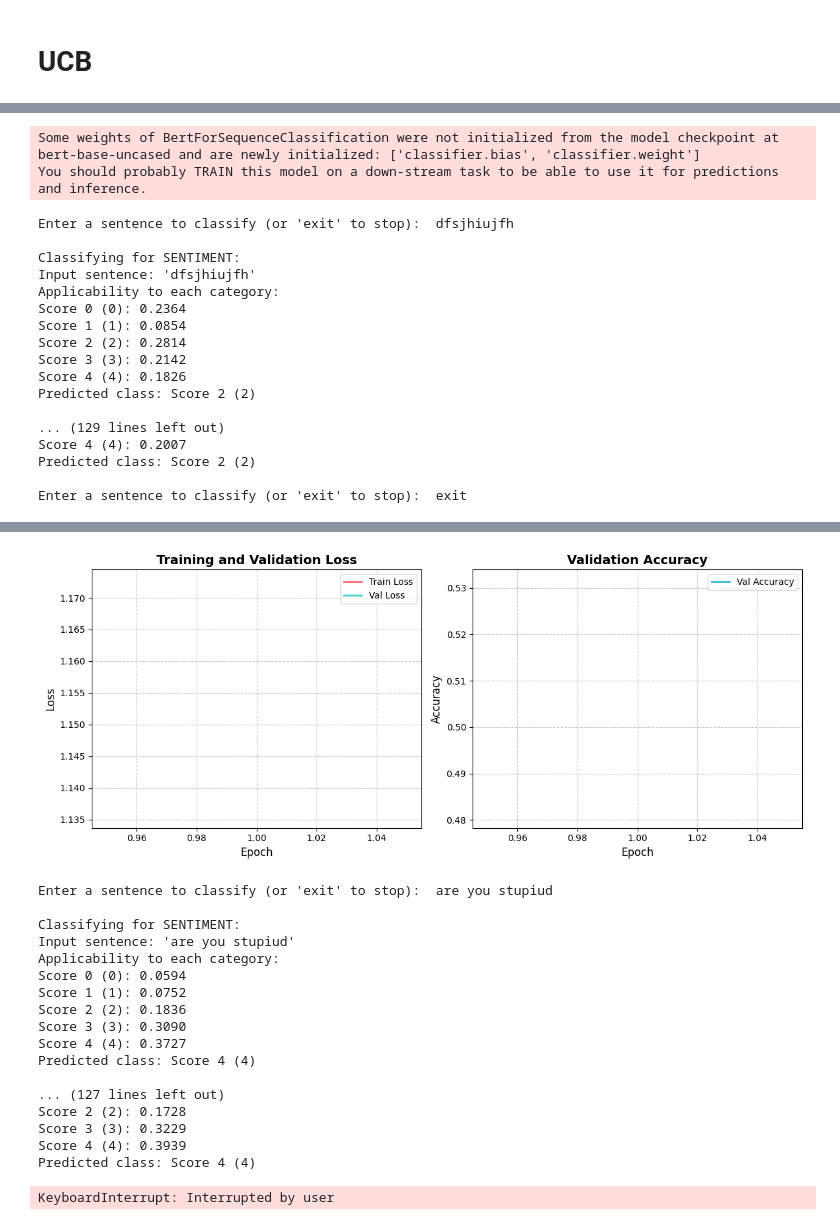
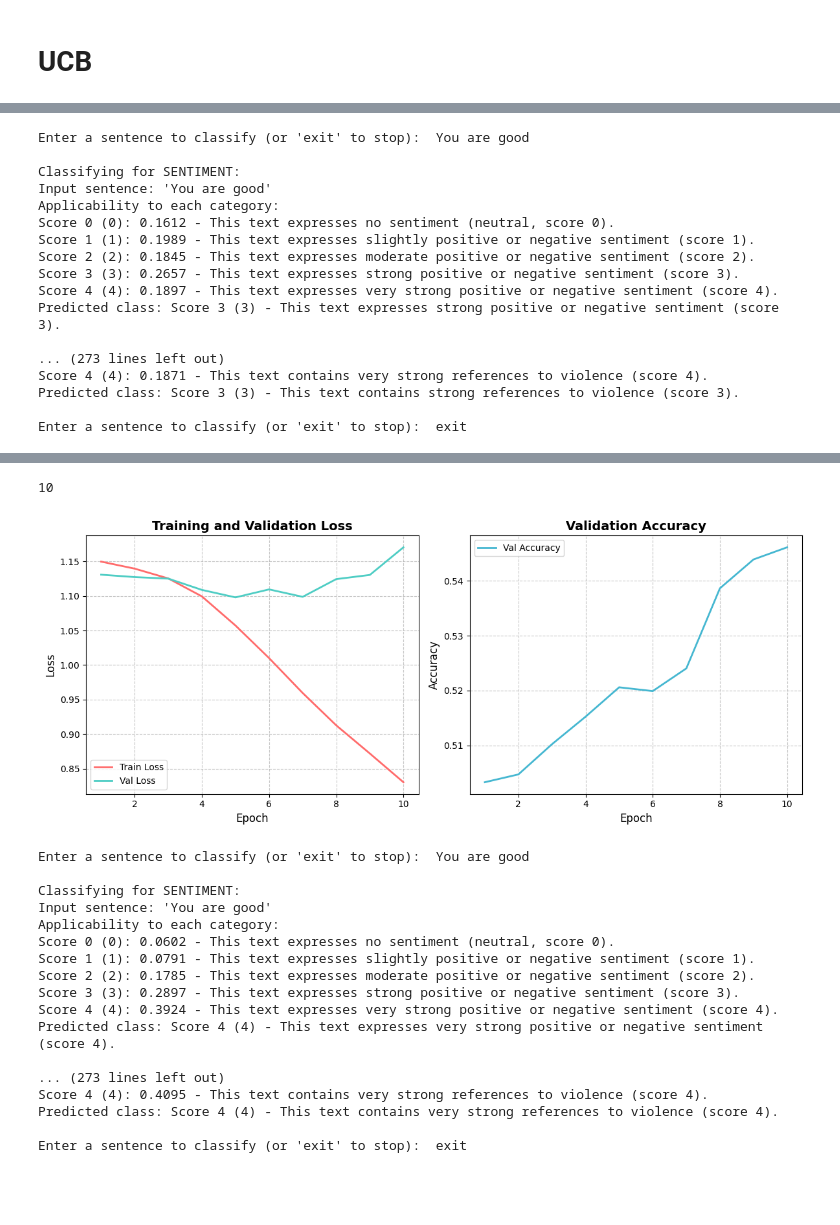
Before and after one commit to mabonmn/TINY-GUIDE-LLM, a Jupyter notebook: UsingBERTBackBone.ipynb, the cells around one changed output, grey strips where cells are left out. Saved outputs shown, nothing was run; the diff lists cells and outputs as text; code cells hidden in the pictures; blank space fills up the shorter version.

```diff
--- a/UsingBERTBackBone.ipynb
+++ b/UsingBERTBackBone.ipynb
@@ -87,7 +89,6 @@ tokenizer = BertTokenizer.from_pretrained("bert-base-uncased")
 model = BertForSequenceClassification.from_pretrained("bert-base-uncased", num_labels=3)
 
 # Move to device
-device = "cuda" if torch.cuda.is_available() else "cpu"
 model.to(device)
 
 # Prepare datasets
@@ -566,8 +641,5 @@ Violence distribution: {0.0: 67922, 1.0: 30727, 2.0: 12241, 3.0: 11262, 4.0: 134
 # %%
 
-
-# Move to device
-model.to(device)
 
 # Zero-shot mechanism: Define hypotheses for each attribute (excluding label)
 hypotheses = {
@@ -642,9 +714,6 @@ def classify_sentence(sentence, model):
             print(f"{class_names[i]}: {prob:.4f} - {hyp}")
         predicted_class = np.argmax(probs)
         print(f"Predicted class: {class_names[predicted_class]} - {hyp_list[predicted_class]}")
-# %% [output]
-Some weights of BertForSequenceClassification were not initialized from the model checkpoint at bert-base-uncased and are newly initialized: ['classifier.bias', 'classifier.weight']
-You should probably TRAIN this model on a down-stream task to be able to use it for predictions and inference.
 # %%
 def interactive_classification(model):
     while True:
@@ -654,28 +723,30 @@ def interactive_classification(model):
         classify_sentence(sentence,model)
 interactive_classification(model)
 # %% [output]
-Enter a sentence to classify (or 'exit' to stop):  dfsjhiujfh
+Enter a sentence to classify (or 'exit' to stop):  You are good
 
 Classifying for SENTIMENT:
-Input sentence: 'dfsjhiujfh'
+Input sentence: 'You are good'
 Applicability to each category:
-Score 0 (0): 0.2364
-Score 1 (1): 0.0854
-Score 2 (2): 0.2814
-Score 3 (3): 0.2142
-Score 4 (4): 0.1826
-Predicted class: Score 2 (2)
+Score 0 (0): 0.1612 - This text expresses no sentiment (neutral, score 0).
+Score 1 (1): 0.1989 - This text expresses slightly positive or negative sentiment (score 1).
+Score 2 (2): 0.1845 - This text expresses moderate positive or negative sentiment (score 2).
+Score 3 (3): 0.2657 - This text expresses strong positive or negative sentiment (score 3).
+Score 4 (4): 0.1897 - This text expresses very strong positive or negative sentiment (score 4).
+Predicted class: Score 3 (3) - This text expresses strong positive or negative sentiment (score 3).
 
-... (129 lines left out)
-Score 4 (4): 0.2007
-Predicted class: Score 2 (2)
+... (273 lines left out)
+Score 4 (4): 0.1871 - This text contains very strong references to violence (score 4).
+Predicted class: Score 3 (3) - This text contains strong references to violence (score 3).
 
 Enter a sentence to classify (or 'exit' to stop):  exit
 # %%
+from torch.optim.lr_scheduler import StepLR
 
-# Fine-tune with tqdm and validation
-def fine_tune_model(model, train_loader, val_loader, model_path, max_epochs=5, patience=2):
+# Fine-tune with tqdm and validation, including learning rate scheduler
+def fine_tune_model(model, train_loader, val_loader, model_path, model_dir, max_epochs=5, patience=2):
     optimizer = torch.optim.Adam(model.parameters(), lr=2e-5)
+    scheduler = StepLR(optimizer, step_size=2, gamma=0.1)  # StepLR scheduler: decrease lr by factor of 0.1 every 2 epochs
     train_losses = []
     val_losses = []
     val_accuracies = []
@@ -736,6 +807,9 @@ def fine_tune_model(model, train_loader, val_loader, model_path, max_epochs=5, p
                 print(f"Early stopping triggered after {epoch+1} epochs")
                 break
 
+        # Step the scheduler
+        scheduler.step()
+
     # Plot training and validation metrics
     plt.figure(figsize=(12, 5))
 
@@ -766,7 +840,6 @@ def fine_tune_model(model, train_loader, val_loader, model_path, max_epochs=5, p
 import os
 os.makedirs(model_dir, exist_ok=True)
 model_path = os.path.join(model_dir, "bestBert.pth")
-
 # Run fine-tuning
-fine_tune_model(model, train_loader, val_loader, model_path, max_epochs=1, patience=5)
+fine_tune_model(model, train_loader, val_loader, model_path, max_epochs=15, patience=5)
 # %% [output]
@@ -775,26 +857,26 @@ Epoch 1 - Train Loss: 1.1726, Val Loss: 1.1355, Val Accuracy: 0.5061
+10
-[figure, old version]
+[figure, new version]
 # %%
 model.load_state_dict(torch.load(model_path))
 model.eval()
 # Run evaluation and interactive classification
 interactive_classification(model)
 # %% [output]
-Enter a sentence to classify (or 'exit' to stop):  are you stupiud
+Enter a sentence to classify (or 'exit' to stop):  You are good
 
 Classifying for SENTIMENT:
-Input sentence: 'are you stupiud'
+Input sentence: 'You are good'
 Applicability to each category:
-Score 0 (0): 0.0594
-Score 1 (1): 0.0752
-Score 2 (2): 0.1836
-Score 3 (3): 0.3090
-Score 4 (4): 0.3727
-Predicted class: Score 4 (4)
+Score 0 (0): 0.0602 - This text expresses no sentiment (neutral, score 0).
+Score 1 (1): 0.0791 - This text expresses slightly positive or negative sentiment (score 1).
+Score 2 (2): 0.1785 - This text expresses moderate positive or negative sentiment (score 2).
+Score 3 (3): 0.2897 - This text expresses strong positive or negative sentiment (score 3).
+Score 4 (4): 0.3924 - This text expresses very strong positive or negative sentiment (score 4).
+Predicted class: Score 4 (4) - This text expresses very strong positive or negative sentiment (score 4).
 
-... (127 lines left out)
-Score 2 (2): 0.1728
-Score 3 (3): 0.3229
-Score 4 (4): 0.3939
-Predicted class: Score 4 (4)
+... (273 lines left out)
+Score 4 (4): 0.4095 - This text contains very strong references to violence (score 4).
+Predicted class: Score 4 (4) - This text contains very strong references to violence (score 4).
+
+Enter a sentence to classify (or 'exit' to stop):  exit
-KeyboardInterrupt: Interrupted by user
 # %%
```
Also changed, not shown: parts of 18 cells of this notebook.
